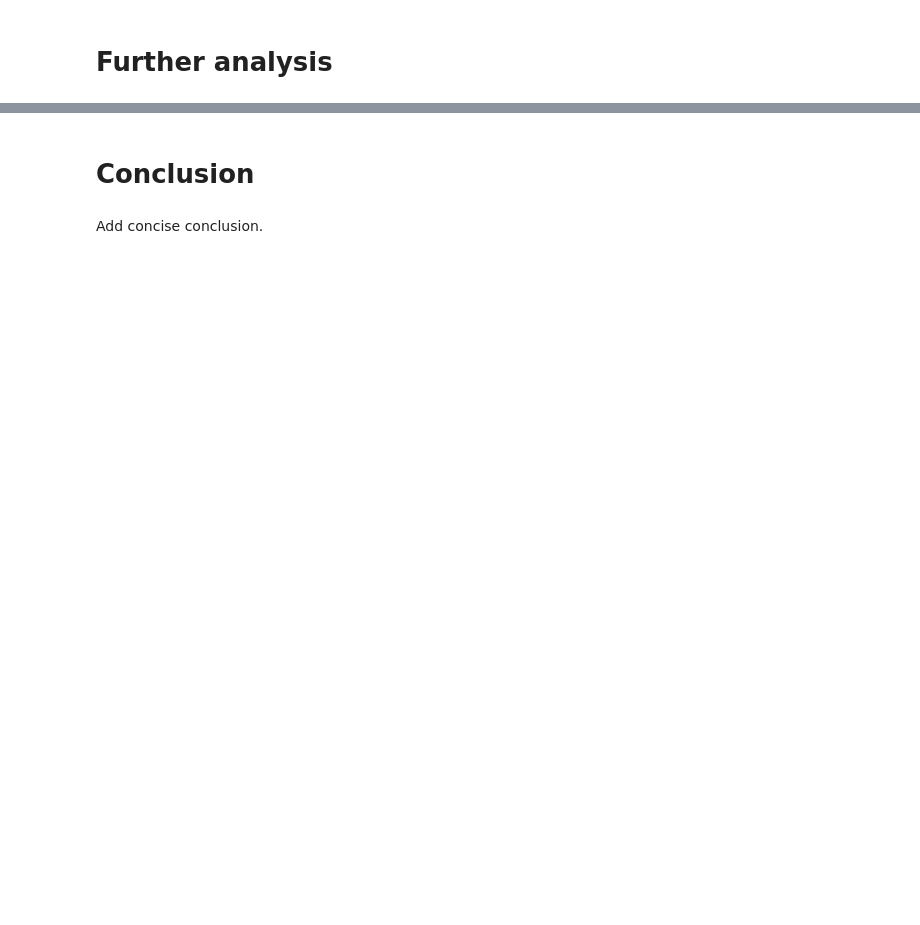
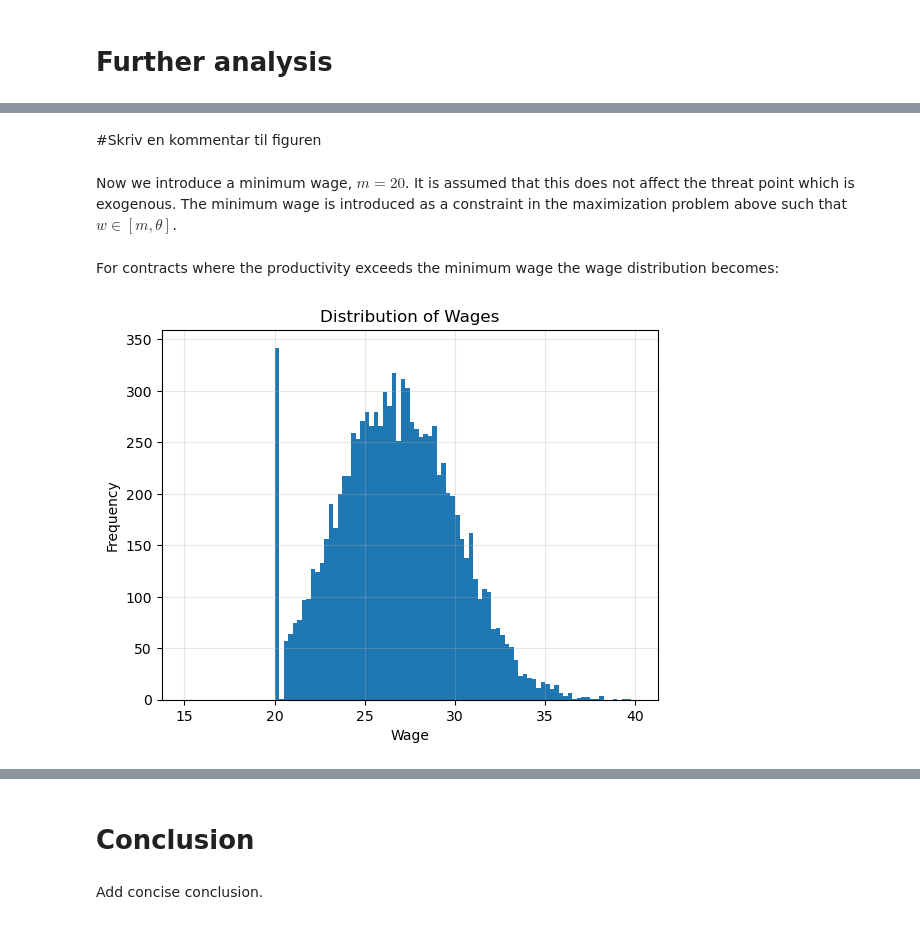
Before and after one commit to NumEconCopenhagen/projects-2024-clara-og-theis, a Jupyter notebook: modelproject/modelproject.ipynb, the cells around one changed output, grey strips where cells are left out. Saved outputs shown, nothing was run; the diff lists cells and outputs as text; code cells hidden in the pictures; blank space fills up the shorter version.

```diff
--- a/modelproject/modelproject.ipynb
+++ b/modelproject/modelproject.ipynb
@@ -96,0 +88,10 @@ Introduce a minimum wage which does not change the threat point but creates bunc
+# %% [markdown]
+#Skriv en kommentar til figuren
+# %% [markdown]
+Now we introduce a minimum wage, $m=20$. It is assumed that this does not affect the threat point which is exogenous. The minimum wage is introduced as a constraint in the maximization problem above such that $w\in [m, \theta]$.
+# %% [markdown]
+For contracts where the productivity exceeds the minimum wage the wage distribution becomes:
+# %%
+model.minimumwage()
+# %% [output]
+[figure, added]
```
Also changed, not shown: parts of 26 cells of this notebook, 1 other file.
